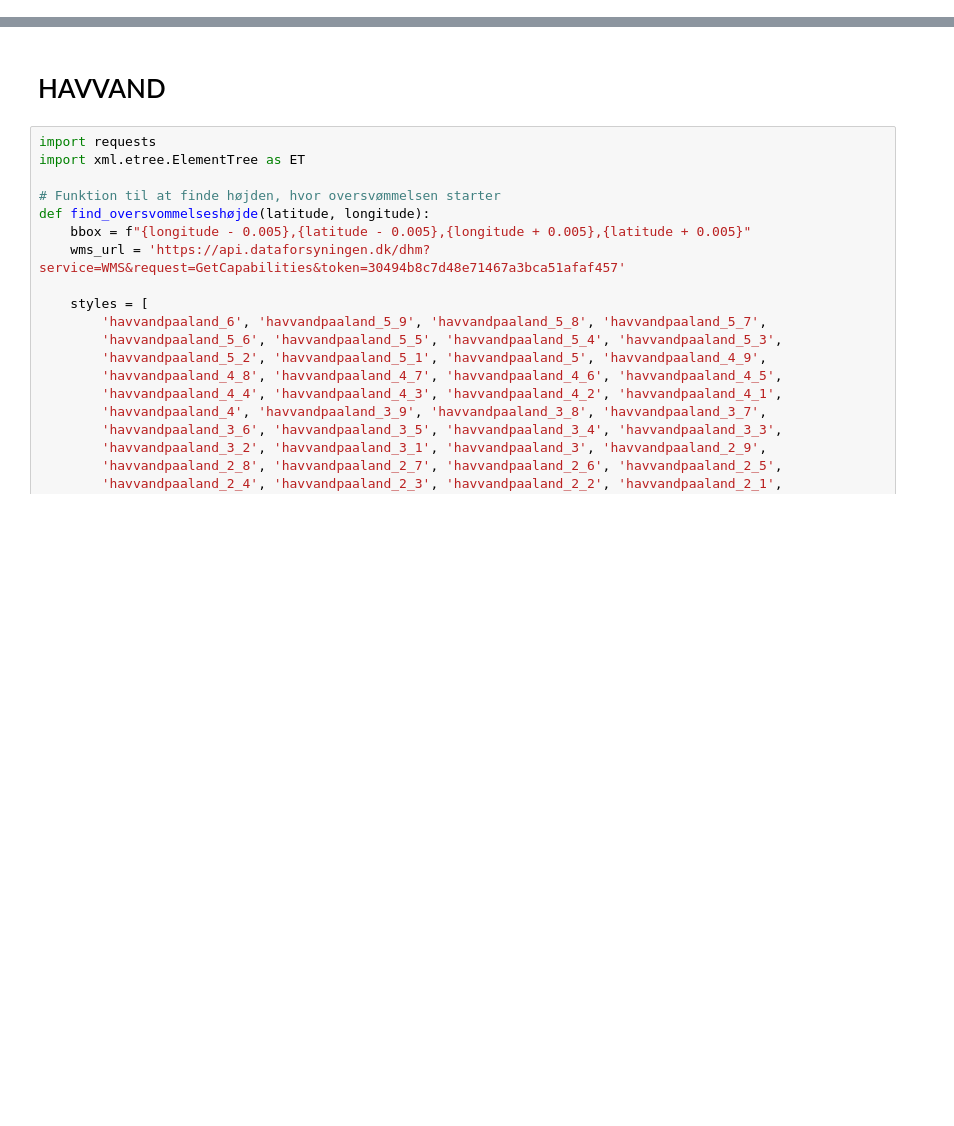
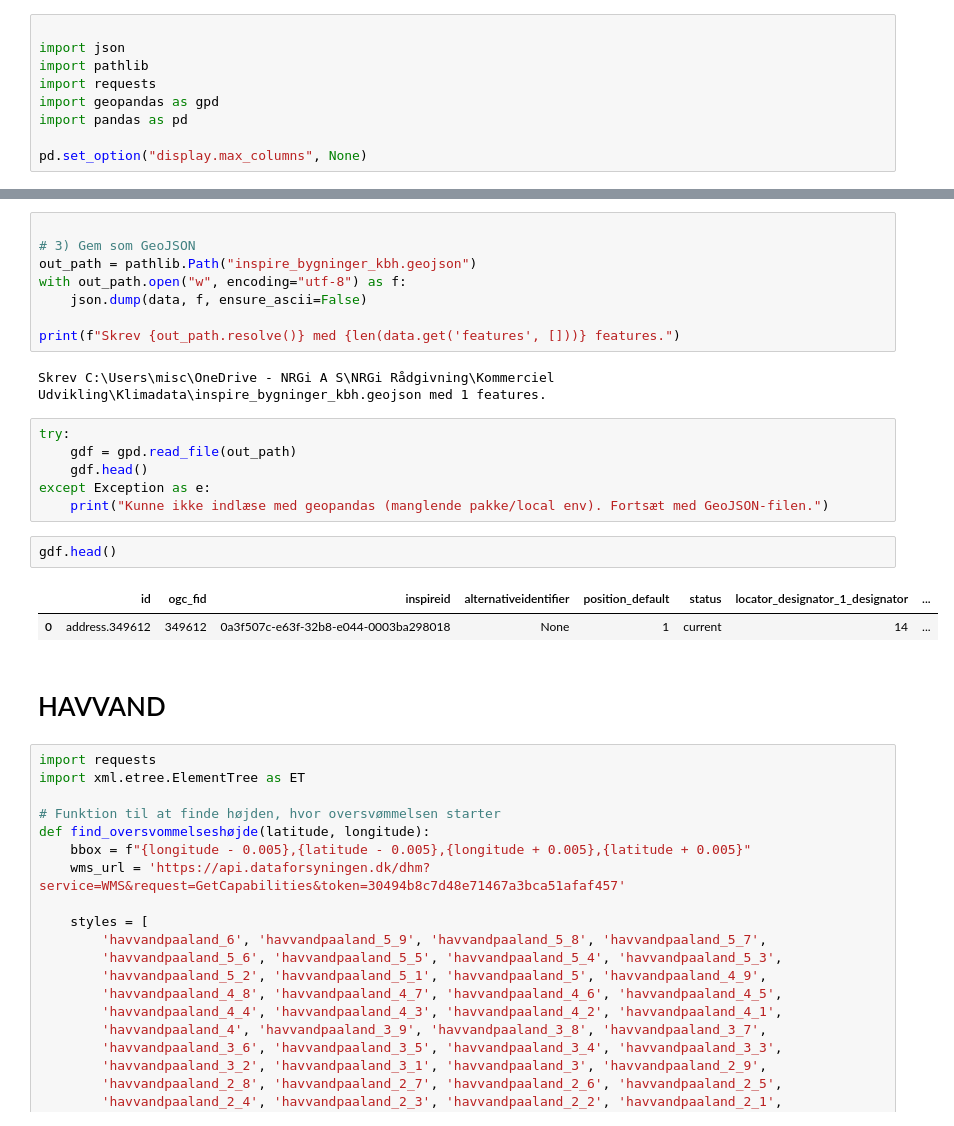
Before and after one commit to Mikkel-schmidt/Klimadata, a Jupyter notebook: Point_analysis.ipynb, the cells around one changed output, grey strips where cells are left out. Drawn from its saved outputs; the diff is of its cells as text; blank space fills up the shorter version.

```diff
--- a/Point_analysis.ipynb
+++ b/Point_analysis.ipynb
@@ -4,0 +9,9 @@ import json
+# %%
+
+import json
+import pathlib
+import requests
+import geopandas as gpd
+import pandas as pd
+
+pd.set_option("display.max_columns", None)
@@ -5,3 +97,24 @@ import json
+# %%
+
+# 3) Gem som GeoJSON
+out_path = pathlib.Path("inspire_bygninger_kbh.geojson")
+with out_path.open("w", encoding="utf-8") as f:
+    json.dump(data, f, ensure_ascii=False)
+
+print(f"Skrev {out_path.resolve()} med {len(data.get('features', []))} features.")
+# %% [output]
+Skrev C:\Users\misc\OneDrive - NRGi A S\NRGi Rådgivning\Kommerciel Udvikling\Klimadata\inspire_bygninger_kbh.geojson med 1 features.
+# %%
+try:
+    gdf = gpd.read_file(out_path)
+    gdf.head()
+except Exception as e:
+    print("Kunne ikke indlæse med geopandas (manglende pakke/local env). Fortsæt med GeoJSON-filen.")
+# %%
+gdf.head()
+# %% [output]
+|  | id | ogc_fid | inspireid | alternativeidentifier | position_default | status | locator_designator_1_designator | ... |
+| 0 | address.349612 | 349612 | 0a3f507c-e63f-32b8-e044-0003ba298018 | None | 1 | current | 14 | ... |
 # %% [markdown]
 # HAVVAND
 # %%
```
Also changed, not shown: parts of 9 cells of this notebook, 2 other files.
